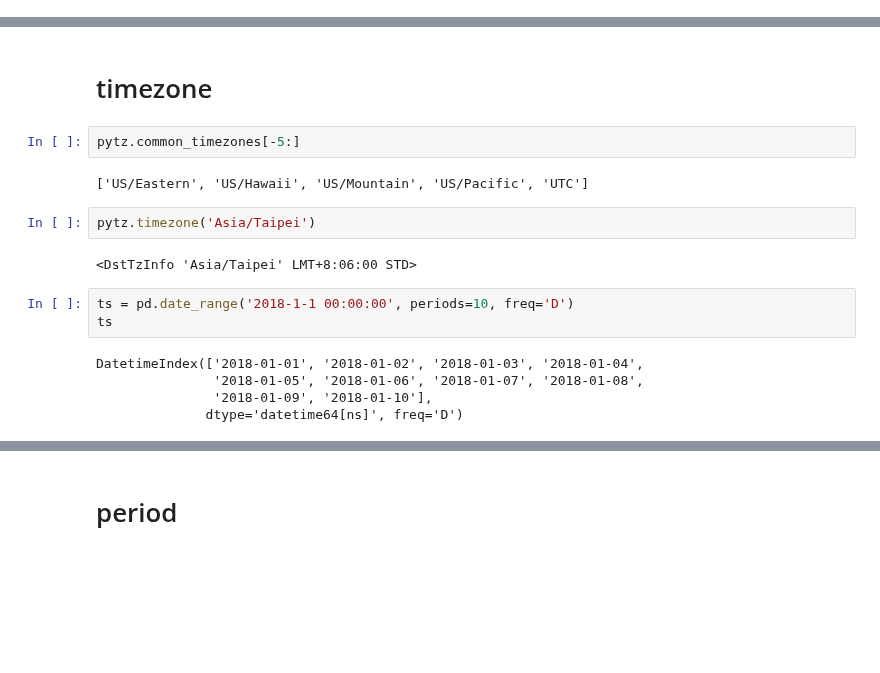
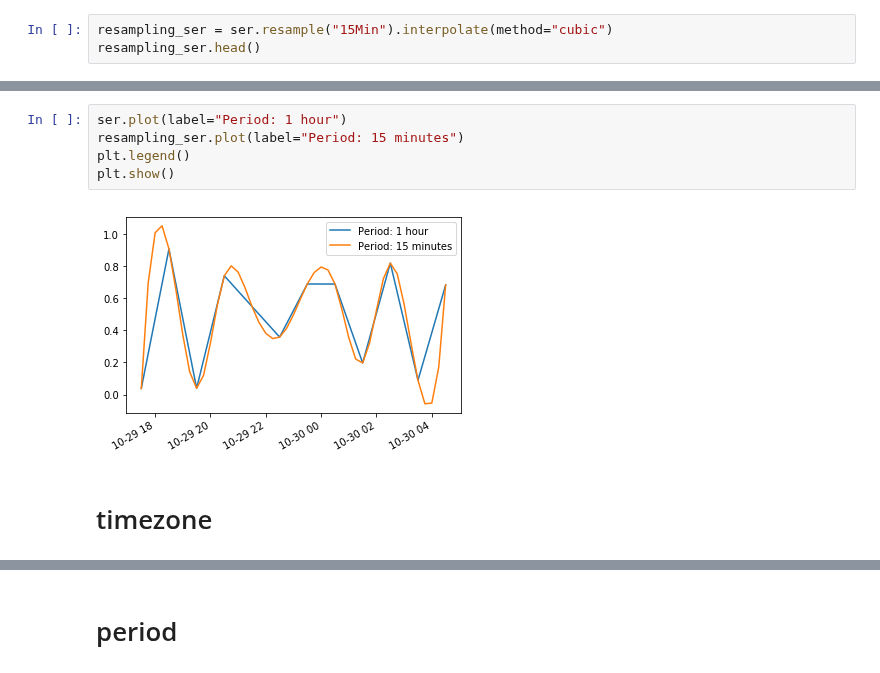
Before and after one commit to srqway/python, a Jupyter notebook: pandas-python/notebook/basic.ipynb, the cells around one changed output, grey strips where cells are left out. Drawn from its saved outputs; the diff is of its cells as text; blank space fills up the shorter version.

```diff
--- a/pandas-python/notebook/basic.ipynb
+++ b/pandas-python/notebook/basic.ipynb
@@ -176,0 +172,3 @@ Timestamp('2000-12-31 00:00:00')
+# %%
+resampling_ser = ser.resample("15Min").interpolate(method="cubic")
+resampling_ser.head()
@@ -177,19 +182,10 @@ Timestamp('2000-12-31 00:00:00')
+# %%
+ser.plot(label="Period: 1 hour")
+resampling_ser.plot(label="Period: 15 minutes")
+plt.legend()
+plt.show()
+# %% [output]
+[figure, added]
 # %% [markdown]
 # timezone
-# %%
-pytz.common_timezones[-5:]
-# %% [output]
-['US/Eastern', 'US/Hawaii', 'US/Mountain', 'US/Pacific', 'UTC']
-# %%
-pytz.timezone('Asia/Taipei')
-# %% [output]
-<DstTzInfo 'Asia/Taipei' LMT+8:06:00 STD>
-# %%
-ts = pd.date_range('2018-1-1 00:00:00', periods=10, freq='D')
-ts
-# %% [output]
-DatetimeIndex(['2018-01-01', '2018-01-02', '2018-01-03', '2018-01-04',
-               '2018-01-05', '2018-01-06', '2018-01-07', '2018-01-08',
-               '2018-01-09', '2018-01-10'],
-              dtype='datetime64[ns]', freq='D')
 # %%
```
Also changed, not shown: parts of 92 cells of this notebook, 1 other file.
